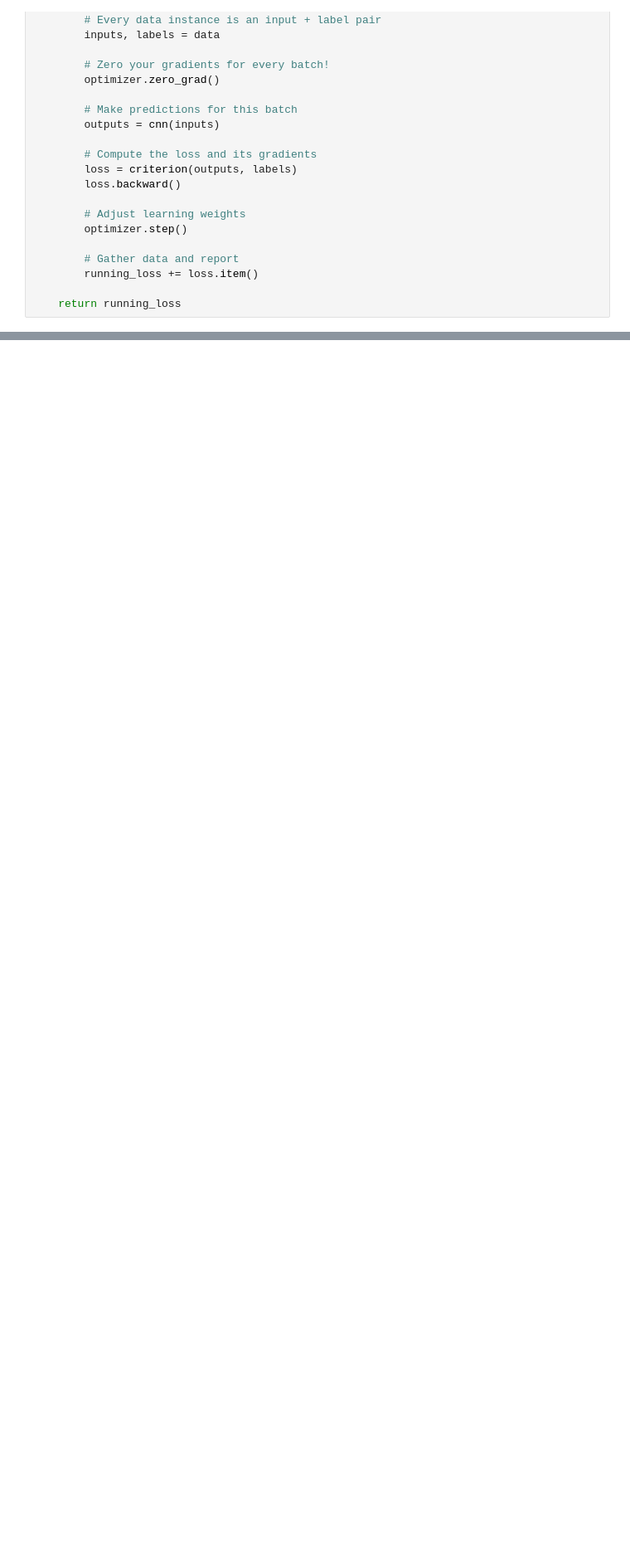
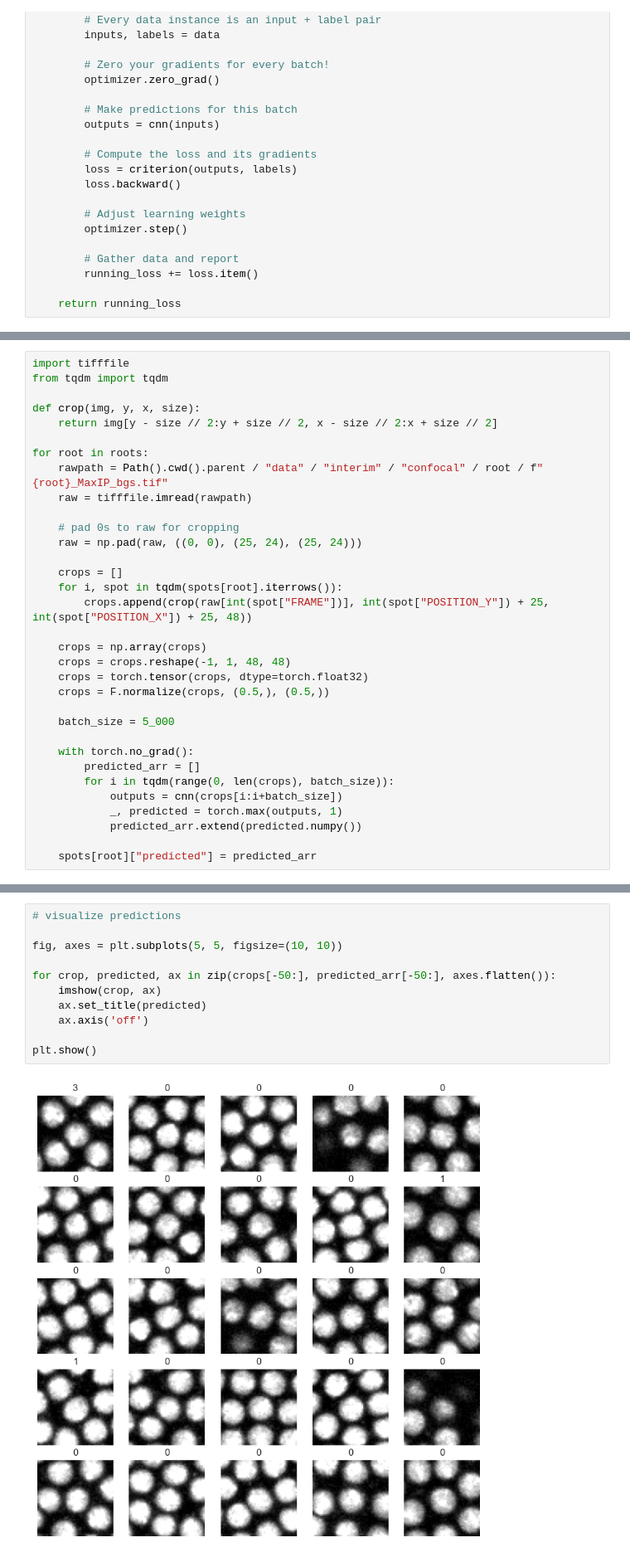
Before and after one commit to Harrison-Oatman/NucleiTracking, a Jupyter notebook: notebooks/model_training.ipynb, the cells around one changed output, grey strips where cells are left out. Shown at 83% size. Drawn from its saved outputs; the diff is of its cells as text; blank space fills up the shorter version.

```diff
--- a/notebooks/model_training.ipynb
+++ b/notebooks/model_training.ipynb
@@ -267,0 +292,33 @@ array([[103,   1,   0,   4,   0],
+# %%
+import tifffile
+from tqdm import tqdm
+
+def crop(img, y, x, size):
+    return img[y - size // 2:y + size // 2, x - size // 2:x + size // 2]
+
+for root in roots:
+    rawpath = Path().cwd().parent / "data" / "interim" / "confocal" / root / f"{root}_MaxIP_bgs.tif"
+    raw = tifffile.imread(rawpath)
+
+    # pad 0s to raw for cropping
+    raw = np.pad(raw, ((0, 0), (25, 24), (25, 24)))
+
+    crops = []
+    for i, spot in tqdm(spots[root].iterrows()):
+        crops.append(crop(raw[int(spot["FRAME"])], int(spot["POSITION_Y"]) + 25, int(spot["POSITION_X"]) + 25, 48))
+
+    crops = np.array(crops)
+    crops = crops.reshape(-1, 1, 48, 48)
+    crops = torch.tensor(crops, dtype=torch.float32)
+    crops = F.normalize(crops, (0.5,), (0.5,))
+
+    batch_size = 5_000
+
+    with torch.no_grad():
+        predicted_arr = []
+        for i in tqdm(range(0, len(crops), batch_size)):
+            outputs = cnn(crops[i:i+batch_size])
+            _, predicted = torch.max(outputs, 1)
+            predicted_arr.extend(predicted.numpy())
+
+    spots[root]["predicted"] = predicted_arr
@@ -267,0 +424,13 @@ array([[103,   1,   0,   4,   0],
+# %%
+# visualize predictions
+
+fig, axes = plt.subplots(5, 5, figsize=(10, 10))
+
+for crop, predicted, ax in zip(crops[-50:], predicted_arr[-50:], axes.flatten()):
+    imshow(crop, ax)
+    ax.set_title(predicted)
+    ax.axis('off')
+
+plt.show()
+# %% [output]
+[figure, added]
```
Also changed, not shown: parts of 9 cells of this notebook.
